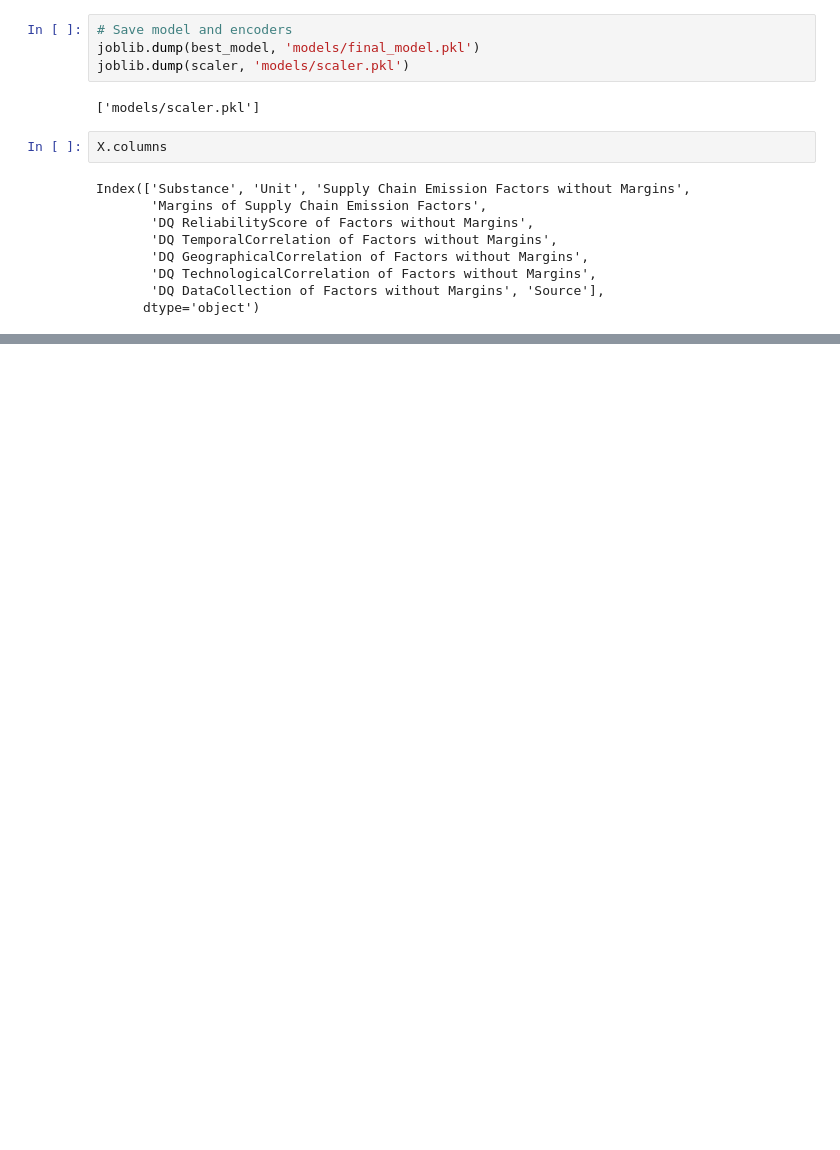
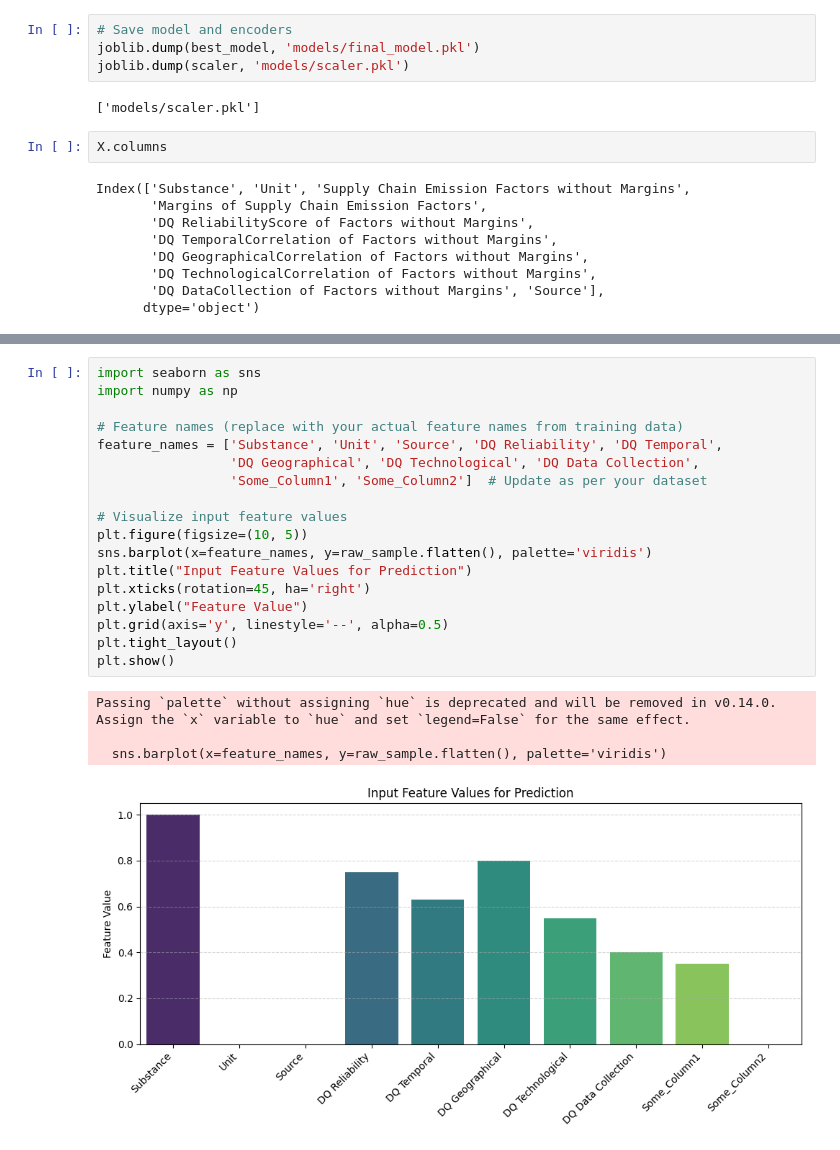
Before and after one commit to SindamMeghaSree/Green-House-Emissions-ML, a Jupyter notebook: GREENAI_PROJECT_EMISSIONS__S4F.ipynb, the cells around one changed output, grey strips where cells are left out. Drawn from its saved outputs; the diff is of its cells as text; blank space fills up the shorter version.

```diff
--- a/GREENAI_PROJECT_EMISSIONS__S4F.ipynb
+++ b/GREENAI_PROJECT_EMISSIONS__S4F.ipynb
@@ -487,0 +537,23 @@ Index(['Substance', 'Unit', 'Supply Chain Emission Factors without Margins',
+# %%
+import seaborn as sns
+import numpy as np
+
+# Feature names (replace with your actual feature names from training data)
+feature_names = ['Substance', 'Unit', 'Source', 'DQ Reliability', 'DQ Temporal',
+                 'DQ Geographical', 'DQ Technological', 'DQ Data Collection',
+                 'Some_Column1', 'Some_Column2']  # Update as per your dataset
+
+# Visualize input feature values
+plt.figure(figsize=(10, 5))
+sns.barplot(x=feature_names, y=raw_sample.flatten(), palette='viridis')
+plt.title("Input Feature Values for Prediction")
+plt.xticks(rotation=45, ha='right')
+plt.ylabel("Feature Value")
+plt.grid(axis='y', linestyle='--', alpha=0.5)
+plt.tight_layout()
+plt.show()
+# %% [output]
+Passing `palette` without assigning `hue` is deprecated and will be removed in v0.14.0. Assign the `x` variable to `hue` and set `legend=False` for the same effect.
+
+  sns.barplot(x=feature_names, y=raw_sample.flatten(), palette='viridis')
+[figure, added]
```
Also changed, not shown: parts of 7 cells of this notebook.
